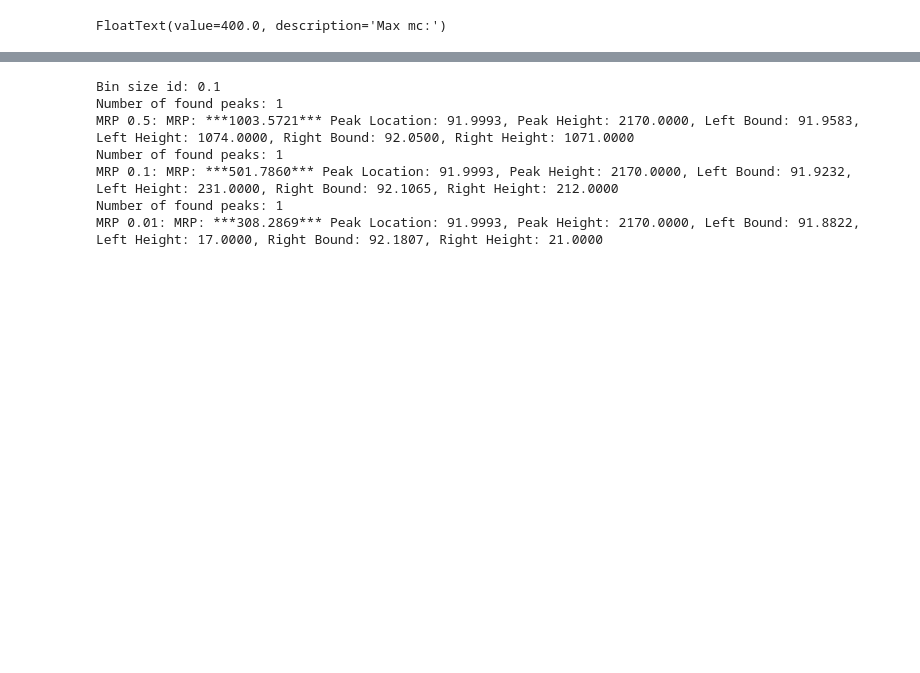
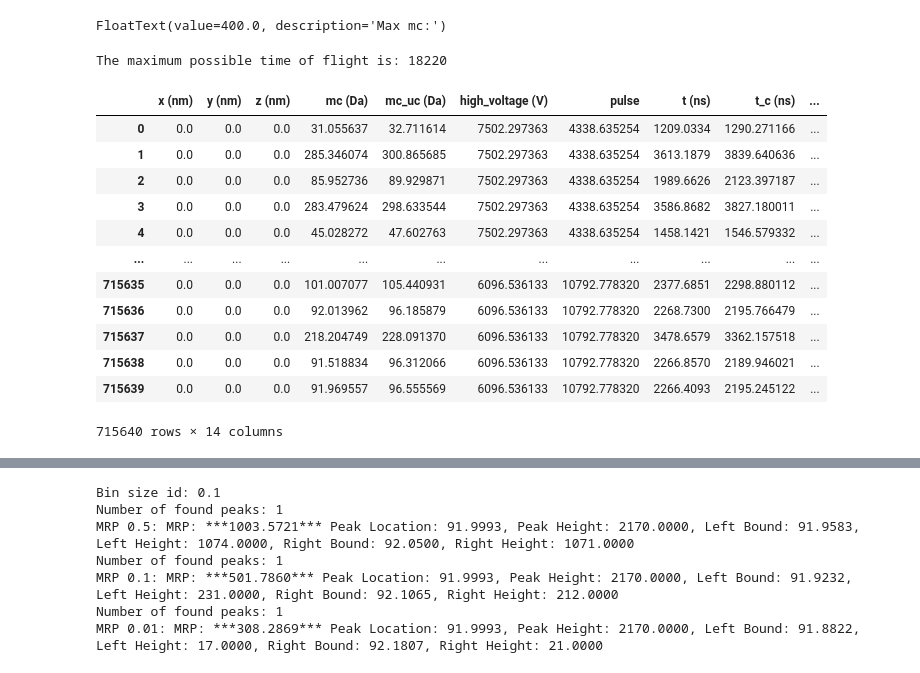
Before and after one commit to mmonajem/pyoxcart, a Jupyter notebook: pyccapt/calibration/tutorials/jupyter_files/z_laser_physics_mrp.ipynb, the cells around one changed output, grey strips where cells are left out. Drawn from its saved outputs; the diff is of its cells as text; code cells hidden in the pictures; blank space fills up the shorter version.

```diff
--- a/pyccapt/calibration/tutorials/jupyter_files/z_laser_physics_mrp.ipynb
+++ b/pyccapt/calibration/tutorials/jupyter_files/z_laser_physics_mrp.ipynb
@@ -64,21 +70,39 @@ variables.result_data_name = 'power_sweep_12ps'
 # %%
 # exctract needed data from Pandas data frame as an numpy array
 # create an instance of the Variables opject
 variables = share_variables.Variables()
 variables.pulse_mode = pulse_mode
 
 variables.result_data_path = 'D:/pyccapt/tests/data/physics_experiment/results/MRP/'
 variables.result_path ='D:/pyccapt/tests/data/physics_experiment/results/MRP/'
 
 if not os.path.isdir(variables.result_path):
     os.makedirs(variables.result_path, mode=0o777, exist_ok=True)
 
 # Create data farame out of hdf5 file dataset
-data_12fs = data_tools.load_data(dataset_path_12fs, tdc.value, mode='processed')
-data_12ps = data_tools.load_data(dataset_path_12ps, tdc.value, mode='processed')
+variables.data = data_tools.load_data(dataset_path_12fs, tdc.value, mode='processed')
+# data_12ps = data_tools.load_data(dataset_path_12ps, tdc.value, mode='processed')
 
-data_12fs_power = data_tools.load_data(dataset_path_12fs_power, tdc.value, mode='processed')
-data_12ps_power = data_tools.load_data(dataset_path_12ps_power, tdc.value, mode='processed')
+# data_12fs_power = data_tools.load_data(dataset_path_12fs_power, tdc.value, mode='processed')
+# data_12ps_power = data_tools.load_data(dataset_path_12ps_power, tdc.value, mode='processed')
+
+data_tools.extract_data(variables.data, variables, flight_path_length.value, max_mc.value)
+display(variables.data)
+# %% [output]
+The maximum possible time of flight is: 18220
+|  | x (nm) | y (nm) | z (nm) | mc (Da) | mc_uc (Da) | high_voltage (V) | pulse | t (ns) | t_c (ns) | ... |
+| 0 | 0.0 | 0.0 | 0.0 | 31.055637 | 32.711614 | 7502.297363 | 4338.635254 | 1209.0334 | 1290.271166 | ... |
+| 1 | 0.0 | 0.0 | 0.0 | 285.346074 | 300.865685 | 7502.297363 | 4338.635254 | 3613.1879 | 3839.640636 | ... |
+| 2 | 0.0 | 0.0 | 0.0 | 85.952736 | 89.929871 | 7502.297363 | 4338.635254 | 1989.6626 | 2123.397187 | ... |
+| 3 | 0.0 | 0.0 | 0.0 | 283.479624 | 298.633544 | 7502.297363 | 4338.635254 | 3586.8682 | 3827.180011 | ... |
+| 4 | 0.0 | 0.0 | 0.0 | 45.028272 | 47.602763 | 7502.297363 | 4338.635254 | 1458.1421 | 1546.579332 | ... |
+| ... | ... | ... | ... | ... | ... | ... | ... | ... | ... | ... |
+| 715635 | 0.0 | 0.0 | 0.0 | 101.007077 | 105.440931 | 6096.536133 | 10792.778320 | 2377.6851 | 2298.880112 | ... |
+| 715636 | 0.0 | 0.0 | 0.0 | 92.013962 | 96.185879 | 6096.536133 | 10792.778320 | 2268.7300 | 2195.766479 | ... |
+| 715637 | 0.0 | 0.0 | 0.0 | 218.204749 | 228.091370 | 6096.536133 | 10792.778320 | 3478.6579 | 3362.157518 | ... |
+| 715638 | 0.0 | 0.0 | 0.0 | 91.518834 | 96.312066 | 6096.536133 | 10792.778320 | 2266.8570 | 2189.946021 | ... |
+| 715639 | 0.0 | 0.0 | 0.0 | 91.969557 | 96.555569 | 6096.536133 | 10792.778320 | 2266.4093 | 2195.245122 | ... |
+715640 rows × 14 columns
 # %%
 left_bound = 91.7
 right_bound = 92.3
```
Also changed, not shown: parts of 3 cells of this notebook, 1 other file.
